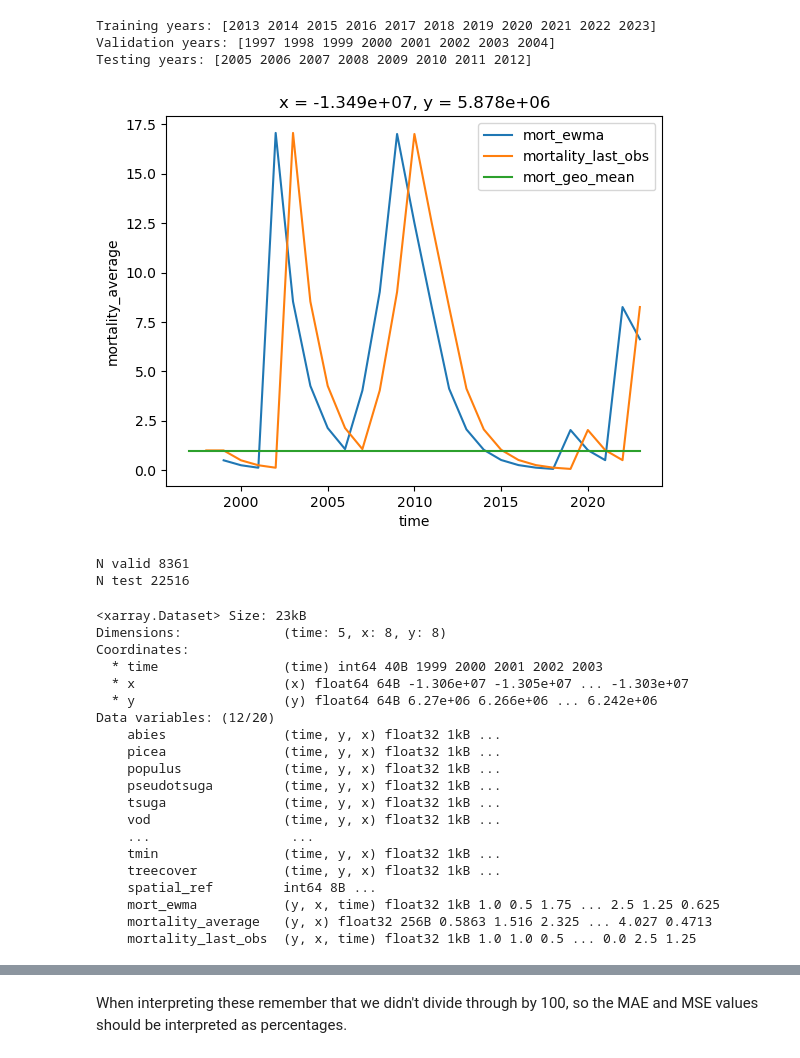
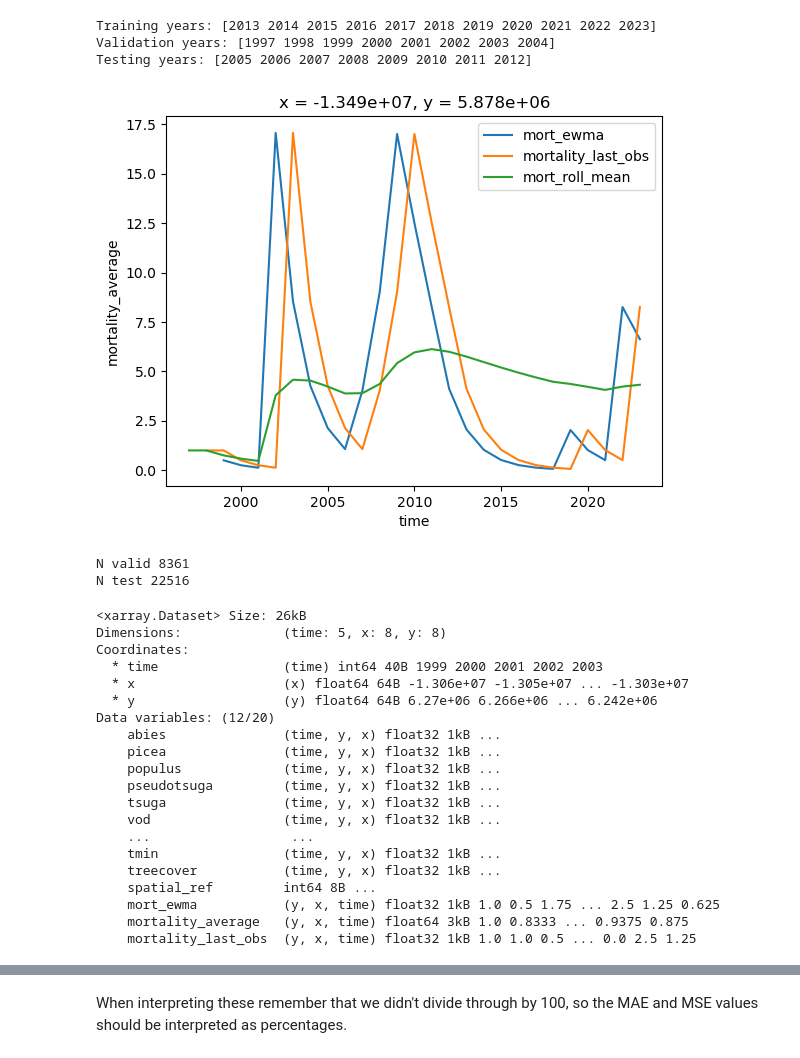
Before and after one commit to s-kganz/ForestLST, a Jupyter notebook: notebooks/null_models.ipynb, the cells around one changed output, grey strips where cells are left out. Drawn from its saved outputs; the diff is of its cells as text; code cells hidden in the pictures.

Commit message:
different spatial mean strategy

```diff
--- a/notebooks/null_models.ipynb
+++ b/notebooks/null_models.ipynb
@@ -51,28 +51,30 @@ Testing years: [2005 2006 2007 2008 2009 2010 2011 2012]
 # %%
 # Geometric mean over time of the training set
 def safe_geometric_mean(arr, dim):
     # Prevent -Inf
     arr = (arr / 100) + 1e-3
 
     arr_log = np.log(arr)
     arr_log_mean = arr_log.mean(dim=dim)
     return (np.exp(arr_log_mean) - 1e-3) * 100
 
-ds["mortality_average"]  = safe_geometric_mean(ds.sel(time=train_years).mort_ewma, ("time"))
+# Spatial average uses a rolling mean, as if we continually updated our average
+# in an operational setting.
+ds["mortality_average"] = np.nancumsum(ds.mort_ewma, axis=2) / np.cumsum(~np.isnan(ds.mort_ewma), axis=2)
 
 # Last valid observation in a cell
 ds["mortality_last_obs"] = ds.mort_ewma.ffill(dim="time").shift(time=1)
 
 fig, ax = plt.subplots()
 
 ds.isel(x=100, y=100).mort_ewma.plot(ax=ax, label="mort_ewma")
 ds.isel(x=100, y=100).mortality_last_obs.plot(ax=ax, label="mortality_last_obs")
-ds.isel(x=100, y=100).mortality_average.expand_dims(time=ds.time).plot(ax=ax, label="mort_geo_mean")
+ds.isel(x=100, y=100).mortality_average.plot(ax=ax, label="mort_roll_mean")
 
 ax.legend()
 plt.show()
 # %% [output]
-[figure, old version]
+[figure, new version]
 # %%
 # Use the same setup as when we train the convnets
 window = dict(x=[8, False], y=[8, False], time=[5, False])
@@ -90,7 +92,7 @@ N test 22516
 w = valid_wds[10]
 w
 # %% [output]
-<xarray.Dataset> Size: 23kB
+<xarray.Dataset> Size: 26kB
 Dimensions:             (time: 5, x: 8, y: 8)
 Coordinates:
   * time                (time) int64 40B 1999 2000 2001 2002 2003
@@ -108,7 +110,7 @@ Data variables: (12/20)
     treecover           (time, y, x) float32 1kB ...
     spatial_ref         int64 8B ...
     mort_ewma           (y, x, time) float32 1kB 1.0 0.5 1.75 ... 2.5 1.25 0.625
-    mortality_average   (y, x) float32 256B 0.5863 1.516 2.325 ... 4.027 0.4713
+    mortality_average   (y, x, time) float64 3kB 1.0 0.8333 ... 0.9375 0.875
     mortality_last_obs  (y, x, time) float32 1kB 1.0 1.0 0.5 ... 0.0 2.5 1.25
 # %%
 last_obs_valid_metrics = util.training.get_regr_metrics() + [torchmetrics.MeanSquaredError()]
```
Also changed, not shown: parts of 2 cells of this notebook.
